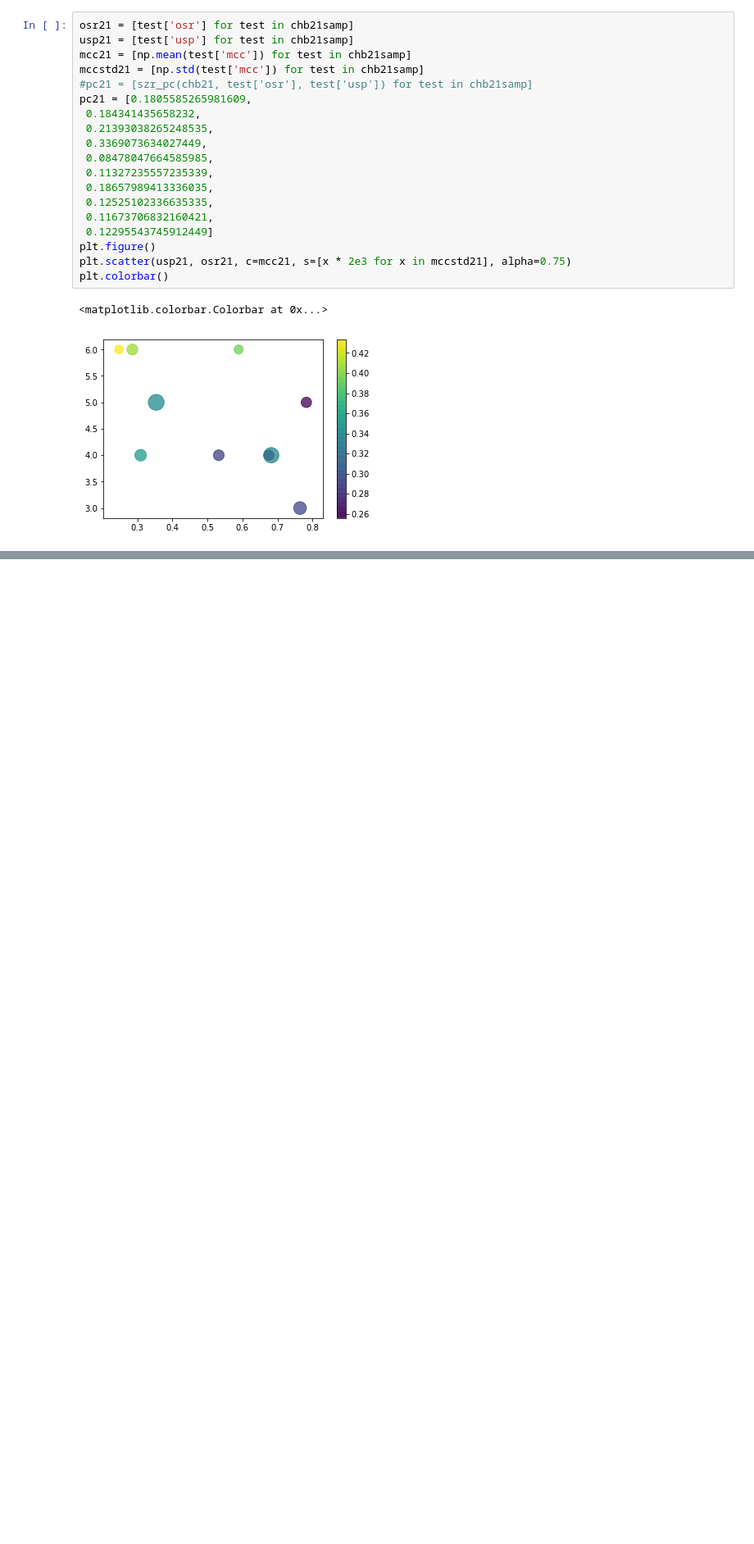
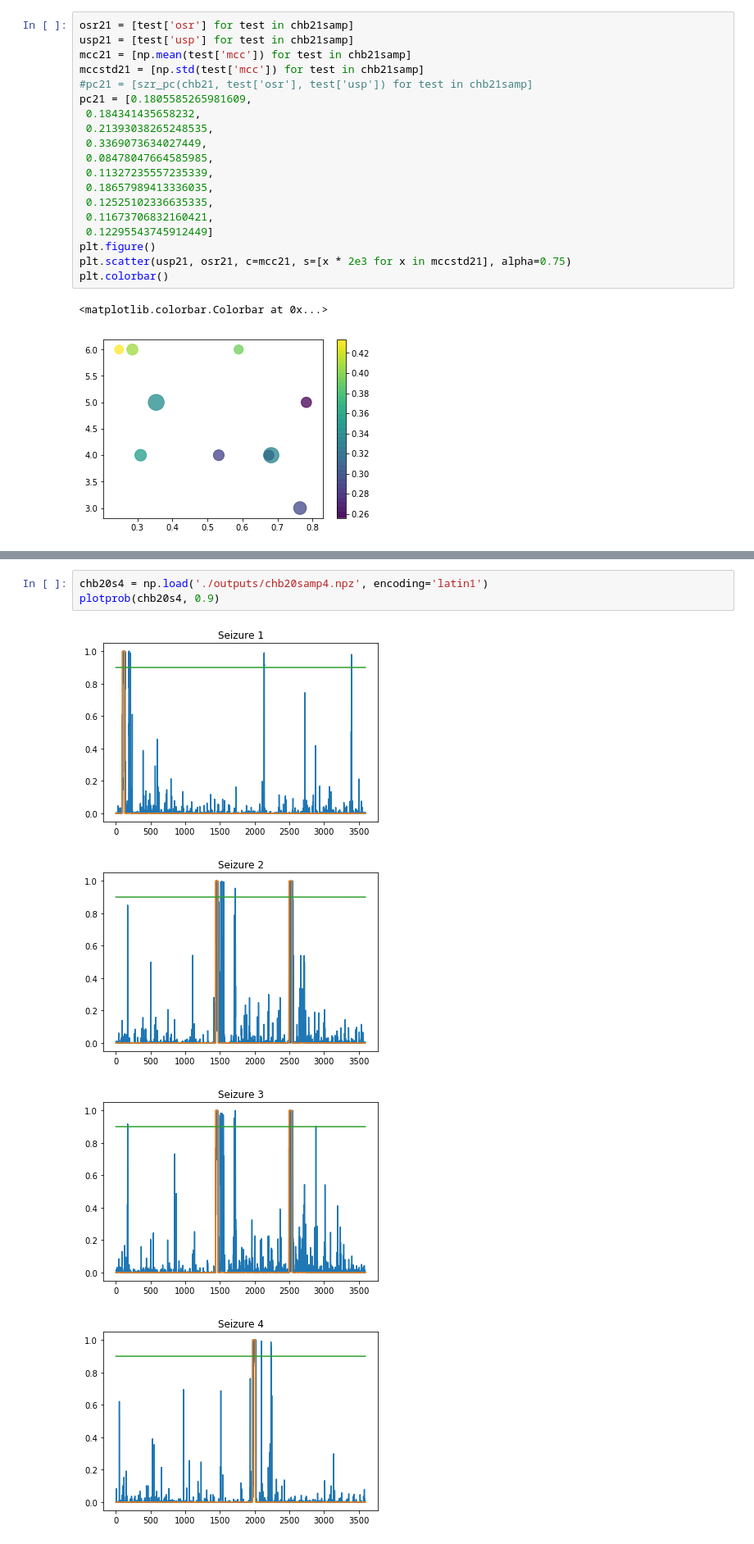
Before and after one commit to acellon/thesis, a Jupyter notebook: testdev.ipynb, the cells around one changed output, grey strips where cells are left out. Shown at 82% size. Saved outputs shown, nothing was run; the diff lists cells and outputs as text; blank space fills up the shorter version.

```diff
--- a/testdev.ipynb
+++ b/testdev.ipynb
@@ -655,0 +666,8 @@ ax.grid(which='both')
+# %%
+chb20s4 = np.load('./outputs/chb20samp4.npz', encoding='latin1')
+plotprob(chb20s4, 0.9)
+# %% [output]
+[figure, added]
+[figure, added]
+[figure, added]
+[figure, added]
```
Also changed, not shown: parts of 28 cells of this notebook, 1 other file.
